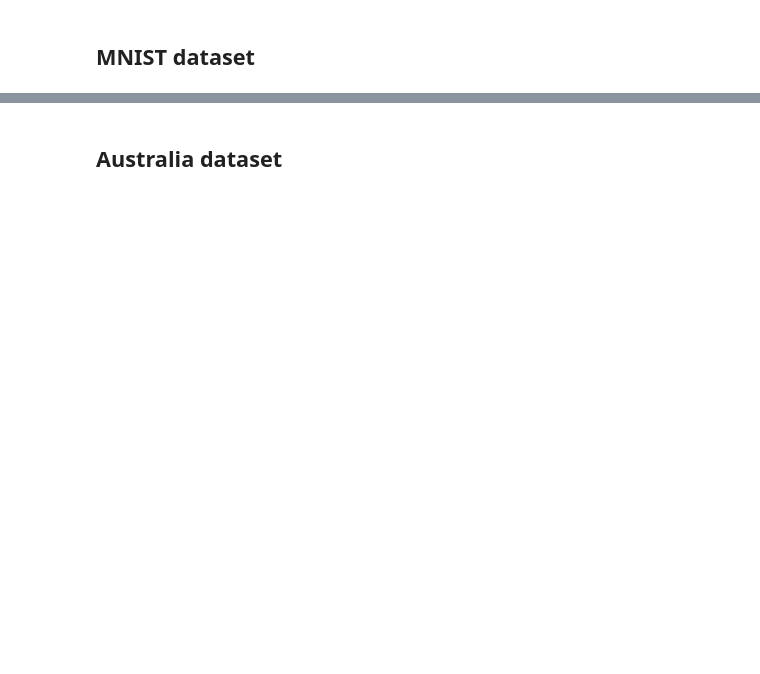
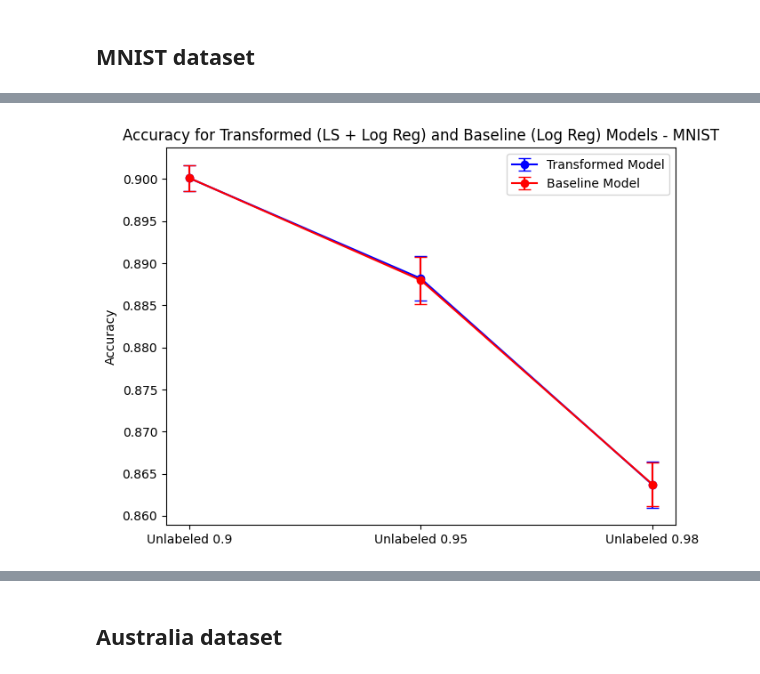
Before and after one commit to cwru-courses/csds440project-f24-2, a Jupyter notebook: sal164/real_data_evalution.ipynb, the cells around one changed output, grey strips where cells are left out. Drawn from its saved outputs; the diff is of its cells as text; code cells hidden in the pictures; blank space fills up the shorter version.

```diff
--- a/sal164/real_data_evalution.ipynb
+++ b/sal164/real_data_evalution.ipynb
@@ -24,0 +260,64 @@ ValueError: could not broadcast input array from shape (64,) into shape (784,)
+# %%
+import matplotlib.pyplot as plt
+import numpy as np
+
+# Only accuracy metric
+metrics = ['accuracy']
+folds = ['Fold 1', 'Fold 2', 'Fold 3', 'Fold 4', 'Fold 5']  # assuming 5-fold cross-validation
+
+# Function to calculate means and std for error bars
+def get_mean_std(results, metric):
+    return np.mean(results[metric]), np.std(results[metric])
+
+# Initialize lists to store mean and std for accuracy
+means = {'accuracy': []}
+stds = {'accuracy': []}
+baseline_means = {'accuracy': []}
+baseline_stds = {'accuracy': []}
+
+# Calculate mean and std for accuracy (including baseline)
+for metric in metrics:
+    means[metric].append(get_mean_std(results11['transformed'], metric))
+    means[metric].append(get_mean_std(results22['transformed'], metric))
+    means[metric].append(get_mean_std(results33['transformed'], metric))
+
+    baseline_means[metric].append(get_mean_std(results11['baseline'], metric))
+    baseline_means[metric].append(get_mean_std(results22['baseline'], metric))
+    baseline_means[metric].append(get_mean_std(results33['baseline'], metric))
+
+    stds[metric].append(np.std(results11['transformed'][metric]))
+    stds[metric].append(np.std(results22['transformed'][metric]))
+    stds[metric].append(np.std(results33['transformed'][metric]))
+
+    baseline_stds[metric].append(np.std(results11['baseline'][metric]))
+    baseline_stds[metric].append(np.std(results22['baseline'][metric]))
+    baseline_stds[metric].append(np.std(results33['baseline'][metric]))
+
+# Create a figure
+fig, ax = plt.subplots(figsize=(7, 5))
+
+# Extract means and stds for accuracy
+mean_values = [means['accuracy'][0][0], means['accuracy'][1][0], means['accuracy'][2][0]]
+std_values = [stds['accuracy'][0], stds['accuracy'][1], stds['accuracy'][2]]
+
+# Extract baseline means and stds
+baseline_mean_values = [baseline_means['accuracy'][0][0], baseline_means['accuracy'][1][0], baseline_means['accuracy'][2][0]]
+baseline_std_values = [baseline_stds['accuracy'][0], baseline_stds['accuracy'][1], baseline_stds['accuracy'][2]]
+
+# Plot transformed model with error bars
+ax.errorbar([0, 1, 2], mean_values, yerr=std_values, fmt='-o', color='blue', label='Transformed Model', capsize=5)
+
+# Plot baseline model with error bars
+ax.errorbar([0, 1, 2], baseline_mean_values, yerr=baseline_std_values, fmt='-o', color='red', label='Baseline Model', capsize=5)
+
+ax.set_xticks([0, 1, 2])
+ax.set_xticklabels(['Unlabeled 0.9', 'Unlabeled 0.95', 'Unlabeled 0.98'])
+ax.set_title('Accuracy for Transformed (LS + Log Reg) and Baseline (Log Reg) Models - MNIST')
+ax.set_ylabel('Accuracy')
+ax.legend()
+
+# Adjust layout
+plt.tight_layout()
+plt.show()
+# %% [output]
+[figure, added]
```
Also changed, not shown: parts of 23 cells of this notebook, 1 other file.
